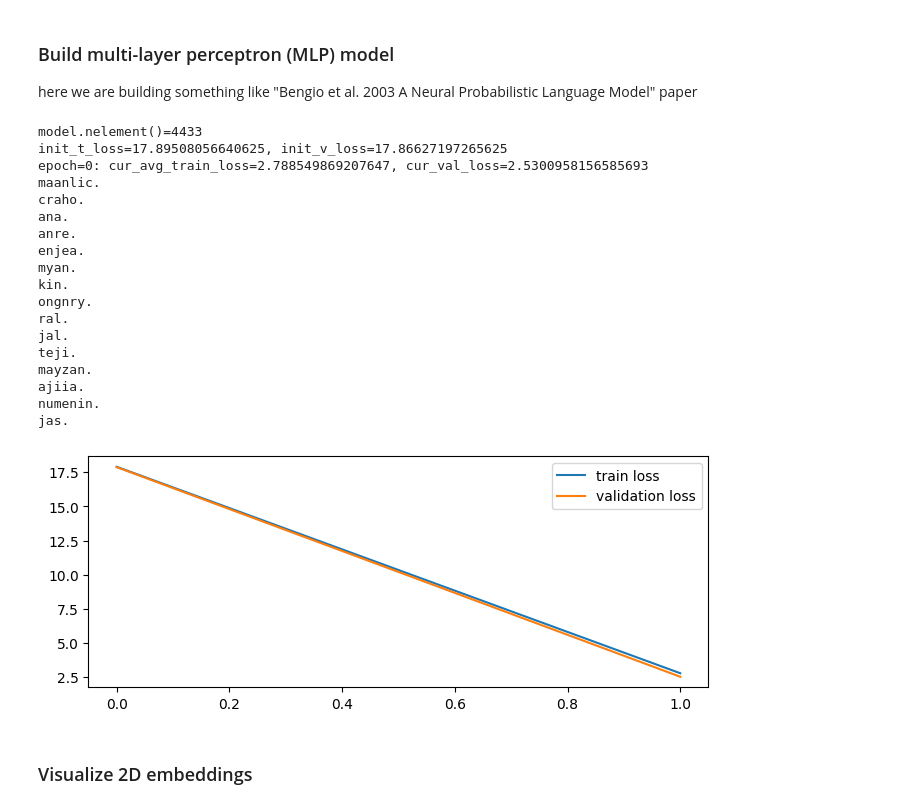
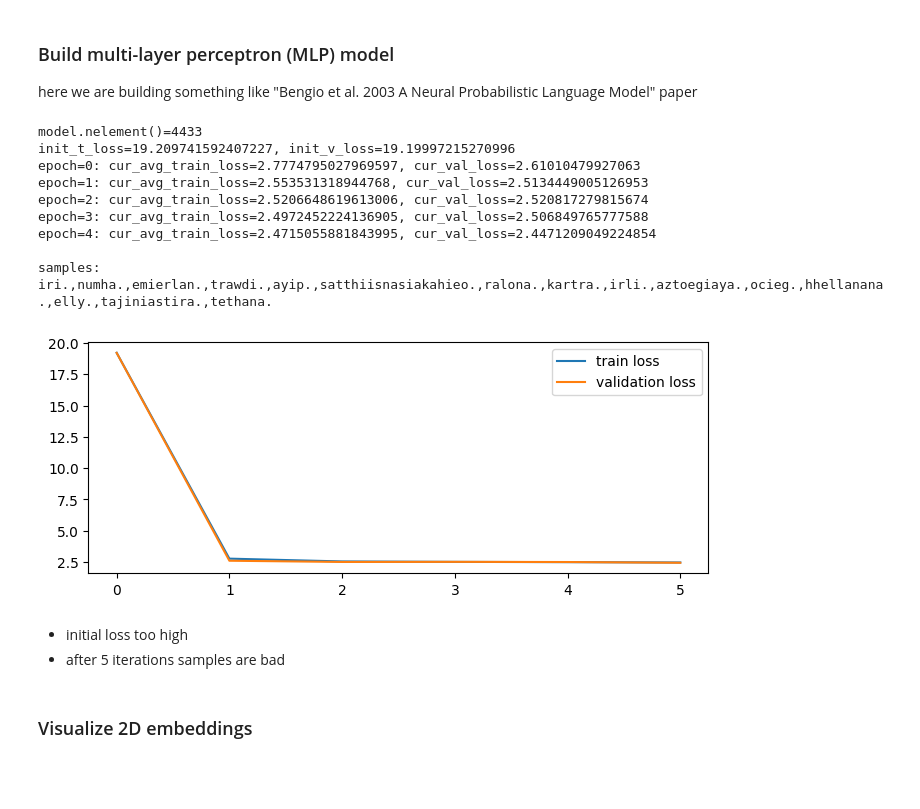
Before and after one commit to ReemBer/makemore-tutorial, a Jupyter notebook: MLP, Activations and gradient visualizations, Sophisticated initializations.ipynb, the cells around one changed output. Saved outputs shown, nothing was run; the diff lists cells and outputs as text; code cells hidden in the pictures; blank space fills up the shorter version.

```diff
--- a/MLP, Activations and gradient visualizations, Sophisticated initializations.ipynb
+++ b/MLP, Activations and gradient visualizations, Sophisticated initializations.ipynb
@@ -91,6 +91,13 @@ def evaluate(model, max_new_tokens=100):
         context = context.roll(-1, dims=1)
         context[0, -1] = next_token
     return result
+
+def print_samples(model, tokenizer, n_samples=5):
+    print('\nsamples:')
+    trained_samples = []
+    for i in range(n_samples):
+        trained_samples.append(''.join(tokenizer.decode(evaluate(model, max_new_tokens=1000))))
+    print(','.join(trained_samples))
 # %% [markdown]
 ### Build multi-layer perceptron (MLP) model
 
@@ -98,44 +105,38 @@ here we are building something like "Bengio et al. 2003 A Neural Probabilistic L
 # %%
 model = MultiLayerPerceptron(vocab_size, block_size, emb_size=2, hidden_size=128, n_hidden=1, device=device)
 lr_provider = ConstatntLr(0.1)
 optimizer   = SgdOptimizer(model.parameters(), lr_provider)
 print(f"{model.nelement()=}")
 
 init_t_loss = F.cross_entropy(model(train_X.to(device)), train_y.to(device)).item()
 init_v_loss = F.cross_entropy(model(val_X.to(device)), val_y.to(device)).item()
 print(f"{init_t_loss=}, {init_v_loss=}")
 
-t_loss, v_loss = train(model, train_ds, val_ds, epoches=1, batch_size=64, optimizer=optimizer, device=device)
+t_loss, v_loss = train(model, train_ds, val_ds, epoches=5, batch_size=64, optimizer=optimizer, device=device)
 t_loss = [init_t_loss] + t_loss
 v_loss = [init_v_loss] + v_loss
 
 plt.figure(figsize=(8,3))
 plt.plot(np.array(t_loss), label = 'train loss')
 plt.plot(np.array(v_loss), label = 'validation loss')
 plt.legend()
 
-for i in range(15):
-    print(''.join(tokenizer.decode(evaluate(model, max_new_tokens=1000))))
+print_samples(model, tokenizer, n_samples=15)
 # %% [output]
 model.nelement()=4433
-init_t_loss=17.89508056640625, init_v_loss=17.86627197265625
-epoch=0: cur_avg_train_loss=2.788549869207647, cur_val_loss=2.5300958156585693
-maanlic.
-craho.
-ana.
-anre.
-enjea.
-myan.
-kin.
-ongnry.
-ral.
-jal.
-teji.
-mayzan.
-ajiia.
-numenin.
-jas.
+init_t_loss=19.209741592407227, init_v_loss=19.19997215270996
+epoch=0: cur_avg_train_loss=2.7774795027969597, cur_val_loss=2.61010479927063
+epoch=1: cur_avg_train_loss=2.553531318944768, cur_val_loss=2.5134449005126953
+epoch=2: cur_avg_train_loss=2.5206648619613006, cur_val_loss=2.520817279815674
+epoch=3: cur_avg_train_loss=2.4972452224136905, cur_val_loss=2.506849765777588
+epoch=4: cur_avg_train_loss=2.4715055881843995, cur_val_loss=2.4471209049224854
+
+samples:
+iri.,numha.,emierlan.,trawdi.,ayip.,satthiisnasiakahieo.,ralona.,kartra.,irli.,aztoegiaya.,ocieg.,hhellanana.,elly.,tajiniastira.,tethana.
-[figure, old version]
+[figure, new version]
+# %% [markdown]
+- initial loss too high
+- after 5 iterations samples are bad
 # %% [markdown]
 ### Visualize 2D embeddings
 # %%
```
Also changed, not shown: parts of 53 cells of this notebook.
